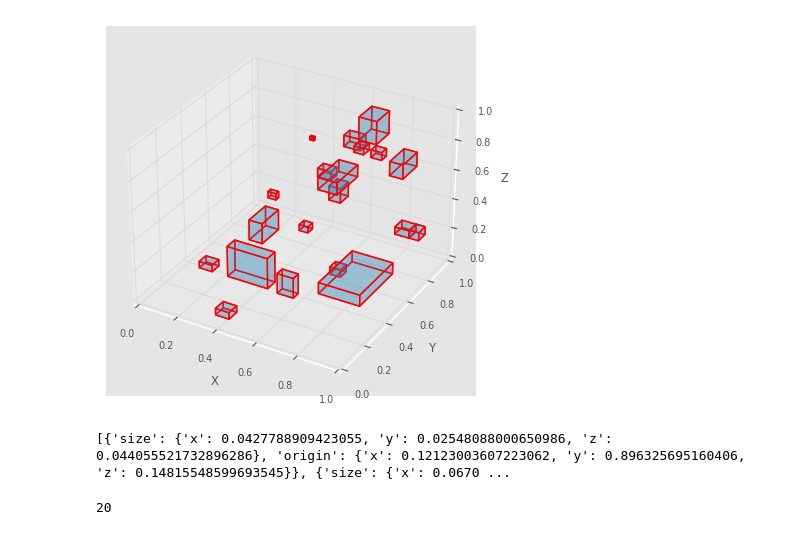
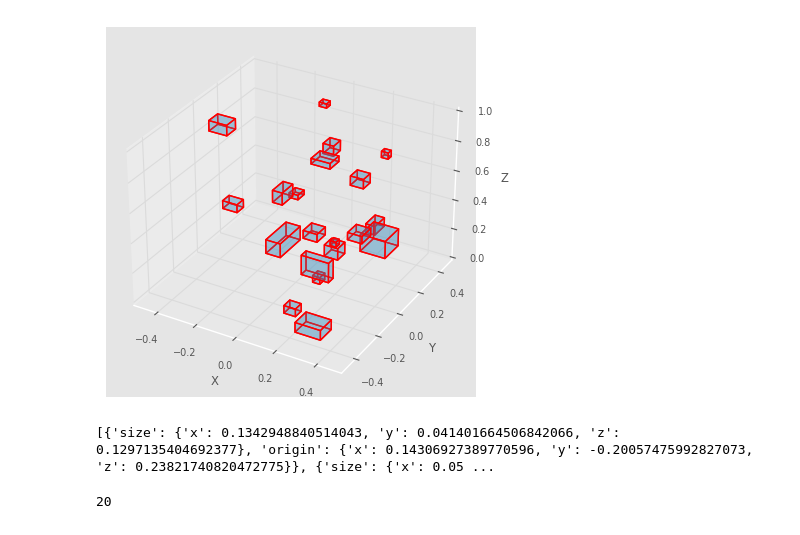
Before and after one commit to LIYunzhe1408/OptiBots, a Jupyter notebook: examples/obstacle_generation.ipynb, the cells around one changed output. Cells and saved outputs as stored; diff of their text form; code cells hidden in the pictures.

Commit message:
Update boundary of environment space to (-0.5,0.5),(-0.5,0.5),(0,1) with xyz axes.

```diff
--- a/examples/obstacle_generation.ipynb
+++ b/examples/obstacle_generation.ipynb
@@ -16,7 +16,6 @@ from mpl_toolkits.mplot3d.art3d import Poly3DCollection
 
 # Function to generate cuboid vertices
 def cuboid_data(origin, size):
-    """ Create cuboid vertices based on the origin and size. """
     x = [origin[0], origin[0] + size[0]]
     y = [origin[1], origin[1] + size[1]]
     z = [origin[2], origin[2] + size[2]]
@@ -31,7 +30,6 @@ def cuboid_data(origin, size):
 
 # Function to plot cuboid
 def plot_cuboid(ax, cuboid):
-    """ Plot cuboid using its vertices. """
     vertices = [[cuboid[0], cuboid[1], cuboid[2], cuboid[3]],
                 [cuboid[4], cuboid[5], cuboid[6], cuboid[7]],
                 [cuboid[0], cuboid[1], cuboid[5], cuboid[4]],
@@ -44,7 +42,6 @@ def plot_cuboid(ax, cuboid):
 
 # Function to check for overlap between two cuboids using their axis-aligned bounding boxes (AABB)
 def check_overlap(cub1_min, cub1_max, cub2_min, cub2_max):
-    """ Check if two cuboids overlap based on their AABBs (axis-aligned bounding boxes). """
     return not (cub1_max[0] <= cub2_min[0] or cub1_min[0] >= cub2_max[0] or
                 cub1_max[1] <= cub2_min[1] or cub1_min[1] >= cub2_max[1] or
                 cub1_max[2] <= cub2_min[2] or cub1_min[2] >= cub2_max[2])
@@ -57,12 +54,11 @@ def random_cuboid_volume(total_volume, num_cuboids):
 
 # Function to generate cuboid size, ensuring it fits within the space and respects a maximum size
 def generate_random_cuboid(vol, max_size, space_size=(1.0, 1.0, 1.0)):
-    """ Generates random cuboid dimensions, ensuring that no dimension exceeds the maximum size. """
     dims = np.random.rand(3)
-    dims = dims / np.prod(dims) * vol  # Ensure the product equals the cuboid volume
-    dims = np.cbrt(dims)               # Adjust dimensions to ensure valid scaling
-    dims = np.minimum(dims, max_size)  # Apply maximum size constraint to each dimension
-    dims = np.minimum(dims, space_size)  # Ensure dimensions fit within the space
+    dims = dims / np.prod(dims) * vol
+    dims = np.cbrt(dims)
+    dims = np.minimum(dims, max_size)
+    dims = np.minimum(dims, space_size)
     return dims
 
 # Plot cuboids and ensure no overlap
@@ -72,55 +68,55 @@ def plot_random_cuboids(num_cuboids=20, total_volume=0.001, space_size=(1.0, 1.0
     cuboids = []
     volumes = random_cuboid_volume(total_volume, num_cuboids)
     attempts = 0
+    cuboid_info = []
 
-    # List to store sizes and origins
-    cuboid_info = []
+    x_bounds = (-0.5, 0.5)
+    y_bounds = (-0.5, 0.5)
+    z_bounds = (0, 1.0)
 
     while len(cuboids) < num_cuboids and attempts < 10000:
         vol = volumes[len(cuboids)]
         dims = generate_random_cuboid(vol, max_size, space_size)
 
-        # Generate random position ensuring the cuboid is within space boundaries
-        origin = np.random.rand(3) * (np.array(space_size) - dims)
+        # Generate random position within the defined space boundaries
+        origin = np.array([np.random.uniform(x_bounds[0], x_bounds[1] - dims[0]),
+                           np.random.uniform(y_bounds[0], y_bounds[1] - dims[1]),
+                           np.random.uniform(z_bounds[0], z_bounds[1] - dims[2])])
 
-        # Calculate min and max corners for the AABB
         cub_min = origin
         cub_max = origin + dims
 
-        # Check for overlap with all previously placed cuboids
         if all(not check_overlap(cub_min, cub_max, cub[0], cub[1]) for cub in cuboids):
             cuboids.append((cub_min, cub_max))
             cuboid = cuboid_data(cub_min, dims)
             plot_cuboid(ax, cuboid)
-            # Store size and origin in the desired format
             cuboid_info.append({
                 'size': {'x': float(dims[0]), 'y': float(dims[1]), 'z': float(dims[2])},
                 'origin': {'x': float(origin[0]), 'y': float(origin[1]), 'z': float(origin[2])}
             })
         attempts += 1
         if attempts >= 10000:
             print("Maximum number of attempts reached. Could not place all cuboids without overlap.")
             break
 
-    # Set axis labels and limits
     ax.set_xlabel('X')
     ax.set_ylabel('Y')
     ax.set_zlabel('Z')
-    ax.set_xlim([0, space_size[0]])
-    ax.set_ylim([0, space_size[1]])
-    ax.set_zlim([0, space_size[2]])
+    ax.set_xlim(x_bounds)
+    ax.set_ylim(y_bounds)
+    ax.set_zlim(z_bounds)
     plt.show()
 
     return cuboid_info
 
 # Plot the cuboids with a maximum size of 0.2 in x, 0.3 in y, and 0.2 in z dimensions
 cuboid_data_list = plot_random_cuboids(max_size=(0.2, 0.3, 0.2))
 
 # Print the sizes and origins
 print(cuboid_data_list[:5])
 # %% [output]
-[figure, old version]
+[figure, new version]
-[{'size': {'x': 0.0427788909423055, 'y': 0.02548088000650986, 'z': 0.044055521732896286}, 'origin': {'x': 0.12123003607223062, 'y': 0.896325695160406, 'z': 0.14815548599693545}}, {'size': {'x': 0.0670 ...
+[{'size': {'x': 0.1342948840514043, 'y': 0.041401664506842066, 'z': 0.1297135404692377}, 'origin': {'x': 0.14306927389770596, 'y': -0.20057475992827073, 'z': 0.23821740820472775}}, {'size': {'x': 0.05 ...
 # %%
 header = TaskHeader(
     ID='Random Obstacles Generation',
```
Also changed, not shown: parts of 2 cells of this notebook.
